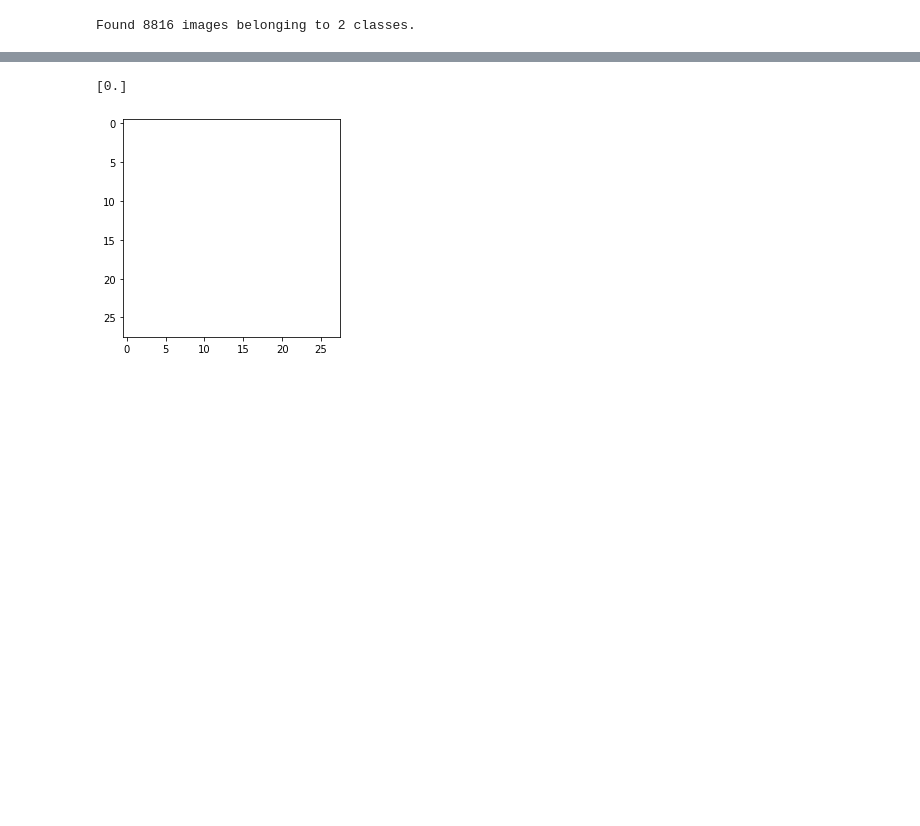
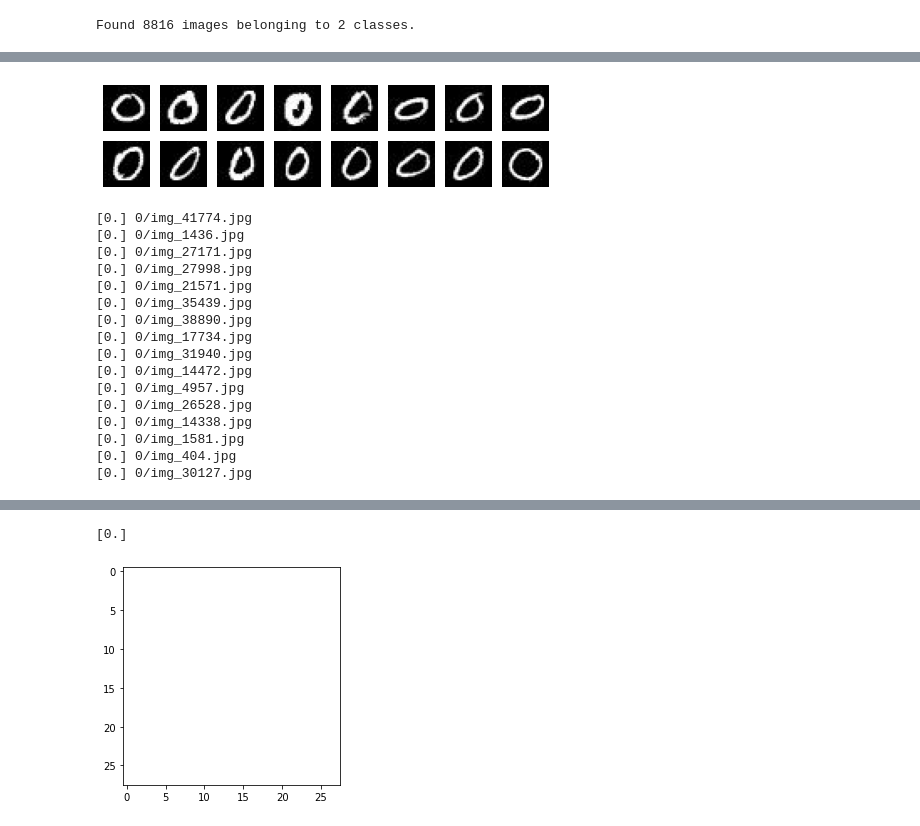
Before and after one commit to lamateos123/ml-classifier-no-common-sense, a Jupyter notebook: mnist_1_0_basic.ipynb, the cells around one changed output, grey strips where cells are left out. Drawn from its saved outputs; the diff is of its cells as text; code cells hidden in the pictures; blank space fills up the shorter version.

```diff
--- a/mnist_1_0_basic.ipynb
+++ b/mnist_1_0_basic.ipynb
@@ -445,0 +206,23 @@ for path in paths:
+# %%
+#
+# Evaluate test images with ZEROs
+#
+common(train_zero_dir,"ml101/")
+# %% [output]
+[figure, added]
+[0.] 0/img_41774.jpg
+[0.] 0/img_1436.jpg
+[0.] 0/img_27171.jpg
+[0.] 0/img_27998.jpg
+[0.] 0/img_21571.jpg
+[0.] 0/img_35439.jpg
+[0.] 0/img_38890.jpg
+[0.] 0/img_17734.jpg
+[0.] 0/img_31940.jpg
+[0.] 0/img_14472.jpg
+[0.] 0/img_4957.jpg
+[0.] 0/img_26528.jpg
+[0.] 0/img_14338.jpg
+[0.] 0/img_1581.jpg
+[0.] 0/img_404.jpg
+[0.] 0/img_30127.jpg
```
Also changed, not shown: parts of 15 cells of this notebook, 2 other files.
